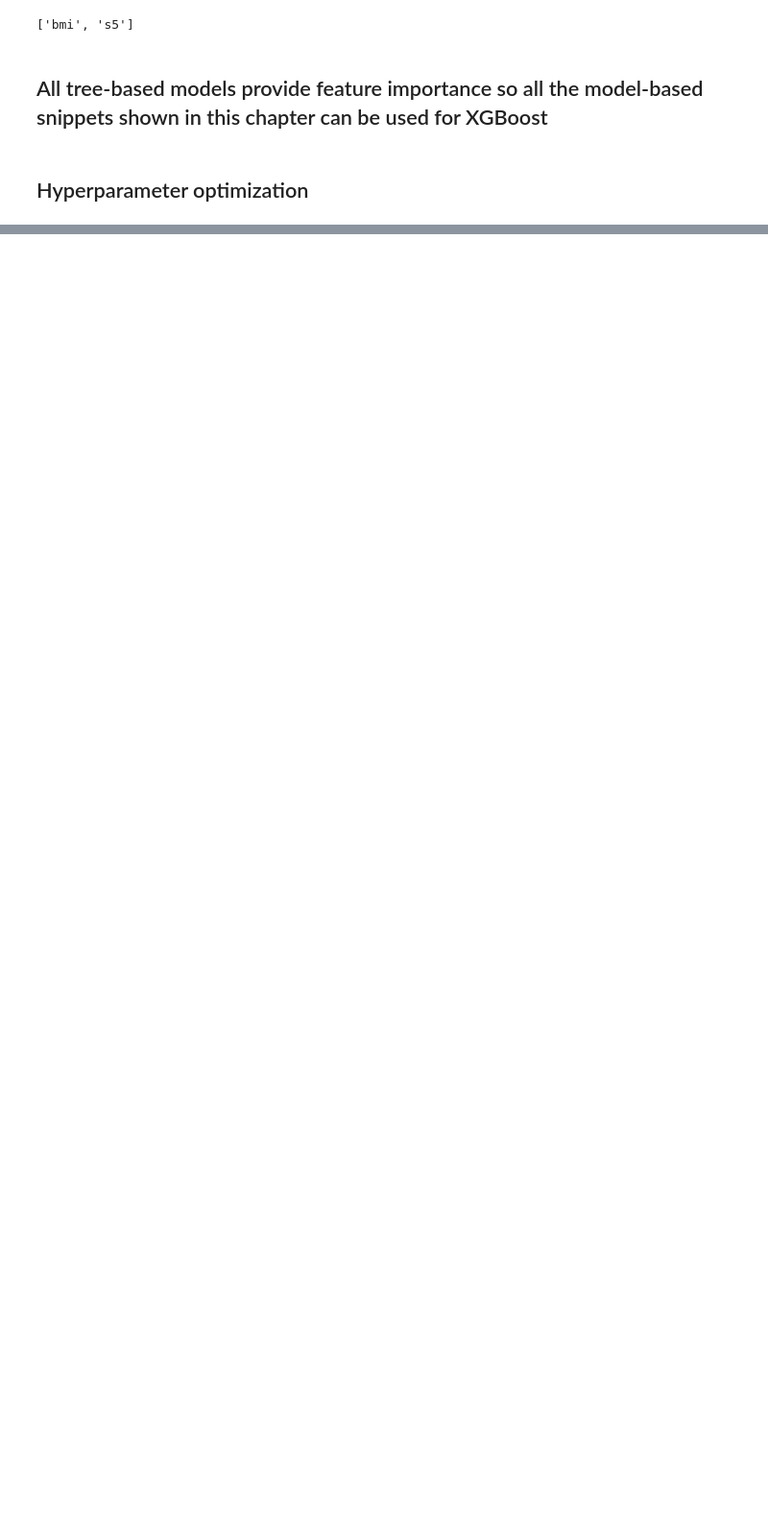
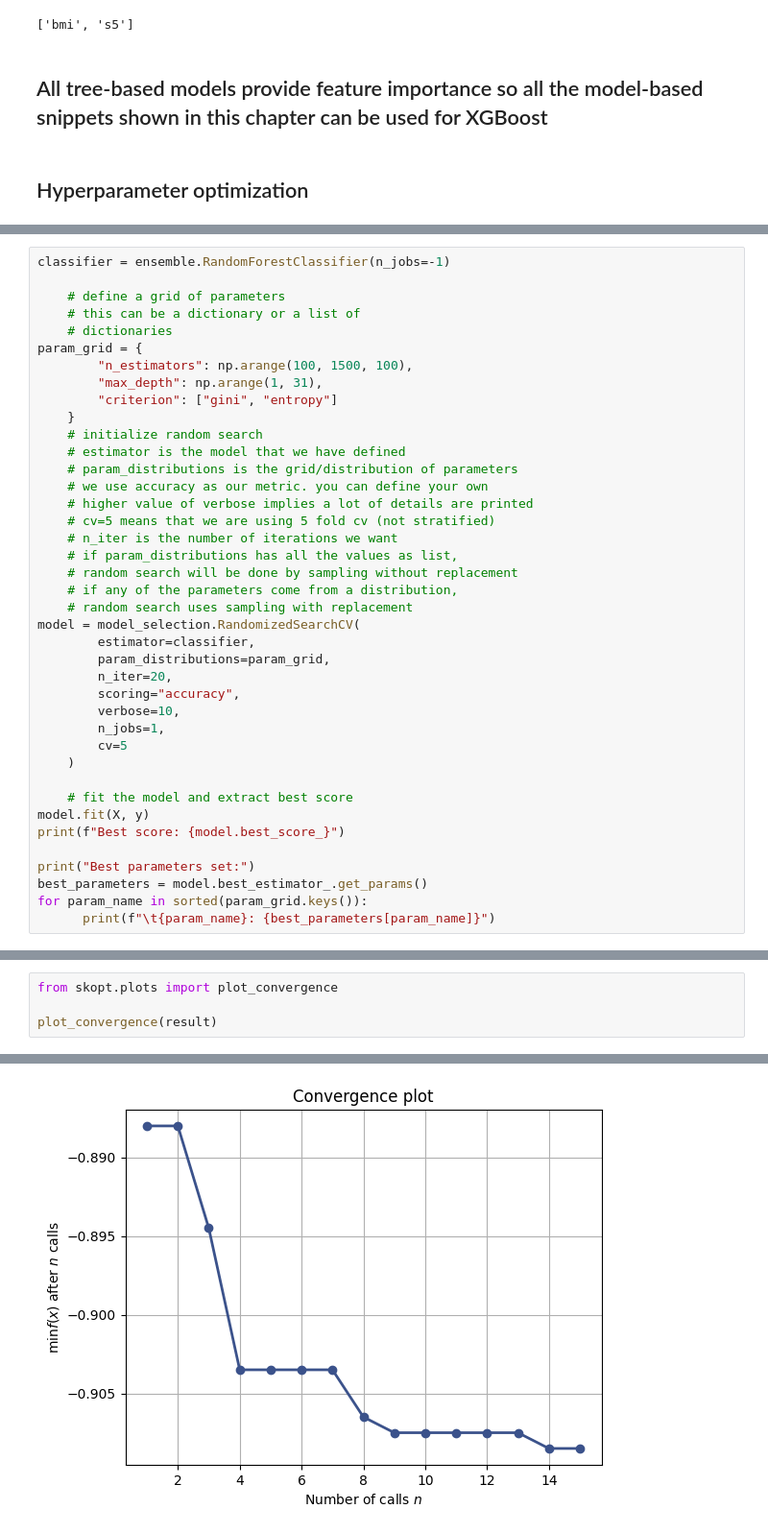
Before and after one commit to davidliu52/ml_learning, a Jupyter notebook: textbook.ipynb, the cells around one changed output, grey strips where cells are left out. Shown at 96% size. Cells and saved outputs as stored; diff of their text form; blank space fills up the shorter version.

```diff
--- a/textbook.ipynb
+++ b/textbook.ipynb
@@ -1037,0 +1092,40 @@ print([
+# %%
+classifier = ensemble.RandomForestClassifier(n_jobs=-1)
+
+    # define a grid of parameters
+    # this can be a dictionary or a list of
+    # dictionaries
+param_grid = {
+        "n_estimators": np.arange(100, 1500, 100),
+        "max_depth": np.arange(1, 31),
+        "criterion": ["gini", "entropy"]
+    }
+    # initialize random search
+    # estimator is the model that we have defined
+    # param_distributions is the grid/distribution of parameters
+    # we use accuracy as our metric. you can define your own
+    # higher value of verbose implies a lot of details are printed
+    # cv=5 means that we are using 5 fold cv (not stratified)
+    # n_iter is the number of iterations we want
+    # if param_distributions has all the values as list,
+    # random search will be done by sampling without replacement
+    # if any of the parameters come from a distribution,
+    # random search uses sampling with replacement
+model = model_selection.RandomizedSearchCV(
+        estimator=classifier,
+        param_distributions=param_grid,
+        n_iter=20,
+        scoring="accuracy",
+        verbose=10,
+        n_jobs=1,
+        cv=5
+    )
+
+    # fit the model and extract best score
+model.fit(X, y)
+print(f"Best score: {model.best_score_}")
+
+print("Best parameters set:")
+best_parameters = model.best_estimator_.get_params()
+for param_name in sorted(param_grid.keys()):
+      print(f"\t{param_name}: {best_parameters[param_name]}")
@@ -1037,0 +1327,5 @@ print([
+# %%
+from skopt.plots import plot_convergence
+
+plot_convergence(result)
+# %% [output]
@@ -1037,0 +1333 @@ print([
+[figure, added]
```
Also changed, not shown: parts of 13 cells of this notebook.
